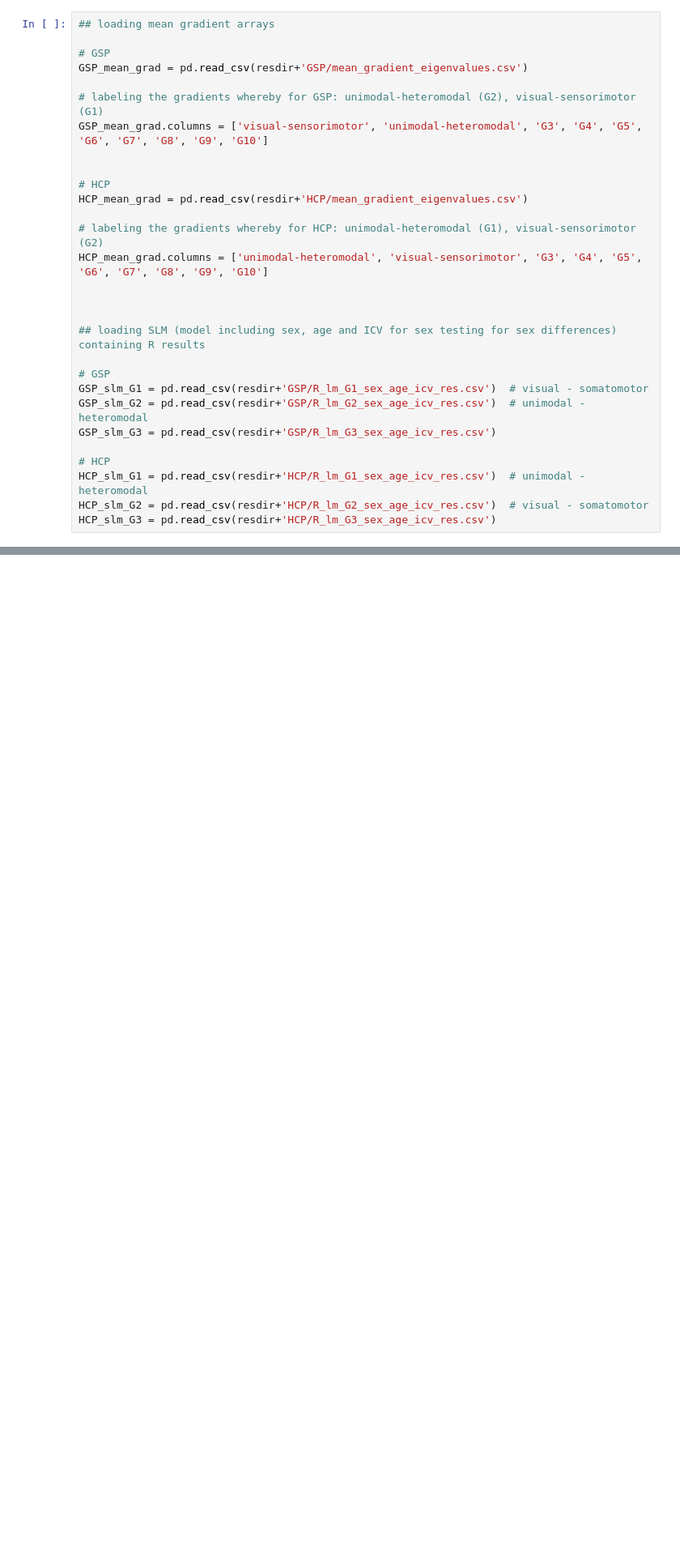
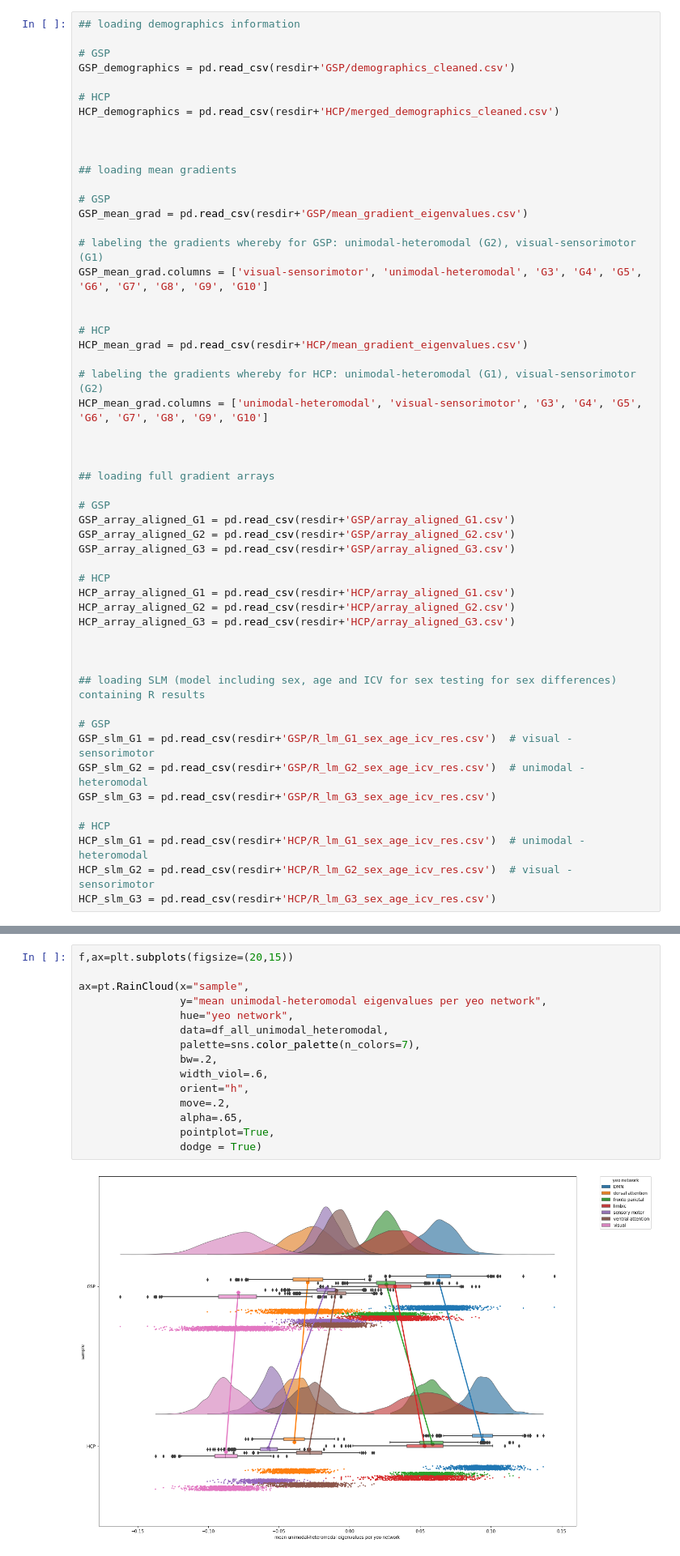
Before and after one commit to biancaserio/sex_diff_gradients, a Jupyter notebook: scripts/sex_classification_fc_gradients_gsp_hcp.ipynb, the cells around one changed output, grey strips where cells are left out. Shown at 81% size. Drawn from its saved outputs; the diff is of its cells as text; blank space fills up the shorter version.

```diff
--- a/scripts/sex_classification_fc_gradients_gsp_hcp.ipynb
+++ b/scripts/sex_classification_fc_gradients_gsp_hcp.ipynb
@@ -51,7 +51,17 @@ resdir = '/data/p_02667/sex_diff_gradients/results/'
 # %% [markdown]
 ### Loading the data
 # %%
-## loading mean gradient arrays
+## loading demographics information
+
+# GSP
+GSP_demographics = pd.read_csv(resdir+'GSP/demographics_cleaned.csv')
+
+# HCP
+HCP_demographics = pd.read_csv(resdir+'HCP/merged_demographics_cleaned.csv')
+
+
+
+## loading mean gradients
 
 # GSP
 GSP_mean_grad = pd.read_csv(resdir+'GSP/mean_gradient_eigenvalues.csv')
@@ -68,16 +78,30 @@ HCP_mean_grad.columns = ['unimodal-heteromodal', 'visual-sensorimotor', 'G3', 'G
 
 
 
+## loading full gradient arrays
+
+# GSP
+GSP_array_aligned_G1 = pd.read_csv(resdir+'GSP/array_aligned_G1.csv')
+GSP_array_aligned_G2 = pd.read_csv(resdir+'GSP/array_aligned_G2.csv')
+GSP_array_aligned_G3 = pd.read_csv(resdir+'GSP/array_aligned_G3.csv')
+
+# HCP
+HCP_array_aligned_G1 = pd.read_csv(resdir+'HCP/array_aligned_G1.csv')
+HCP_array_aligned_G2 = pd.read_csv(resdir+'HCP/array_aligned_G2.csv')
+HCP_array_aligned_G3 = pd.read_csv(resdir+'HCP/array_aligned_G3.csv')
+
+
+
 ## loading SLM (model including sex, age and ICV for sex testing for sex differences) containing R results
 
 # GSP
-GSP_slm_G1 = pd.read_csv(resdir+'GSP/R_lm_G1_sex_age_icv_res.csv')  # visual - somatomotor
+GSP_slm_G1 = pd.read_csv(resdir+'GSP/R_lm_G1_sex_age_icv_res.csv')  # visual - sensorimotor
 GSP_slm_G2 = pd.read_csv(resdir+'GSP/R_lm_G2_sex_age_icv_res.csv')  # unimodal - heteromodal
 GSP_slm_G3 = pd.read_csv(resdir+'GSP/R_lm_G3_sex_age_icv_res.csv')
 
 # HCP
 HCP_slm_G1 = pd.read_csv(resdir+'HCP/R_lm_G1_sex_age_icv_res.csv')  # unimodal - heteromodal
-HCP_slm_G2 = pd.read_csv(resdir+'HCP/R_lm_G2_sex_age_icv_res.csv')  # visual - somatomotor
+HCP_slm_G2 = pd.read_csv(resdir+'HCP/R_lm_G2_sex_age_icv_res.csv')  # visual - sensorimotor
 HCP_slm_G3 = pd.read_csv(resdir+'HCP/R_lm_G3_sex_age_icv_res.csv')
 # %% [markdown]
 ### Fetch fsaverage parcellation (coded for Schaefer 400 parcels) - for Spin permutation tests
@@ -339,3 +420,20 @@ plt.show()
+# %%
+f,ax=plt.subplots(figsize=(20,15))
+
+ax=pt.RainCloud(x="sample",
+                y="mean unimodal-heteromodal eigenvalues per yeo network",
+                hue="yeo network",
+                data=df_all_unimodal_heteromodal,
+                palette=sns.color_palette(n_colors=7),
+                bw=.2,
+                width_viol=.6,
+                orient="h",
+                move=.2,
+                alpha=.65,
+                pointplot=True,
+                dodge = True)
+# %% [output]
+[figure, added]
 # %% [markdown]
 ### Visual-Sensorimotor
 # %% [markdown]
```
Also changed, not shown: parts of 18 cells of this notebook.
